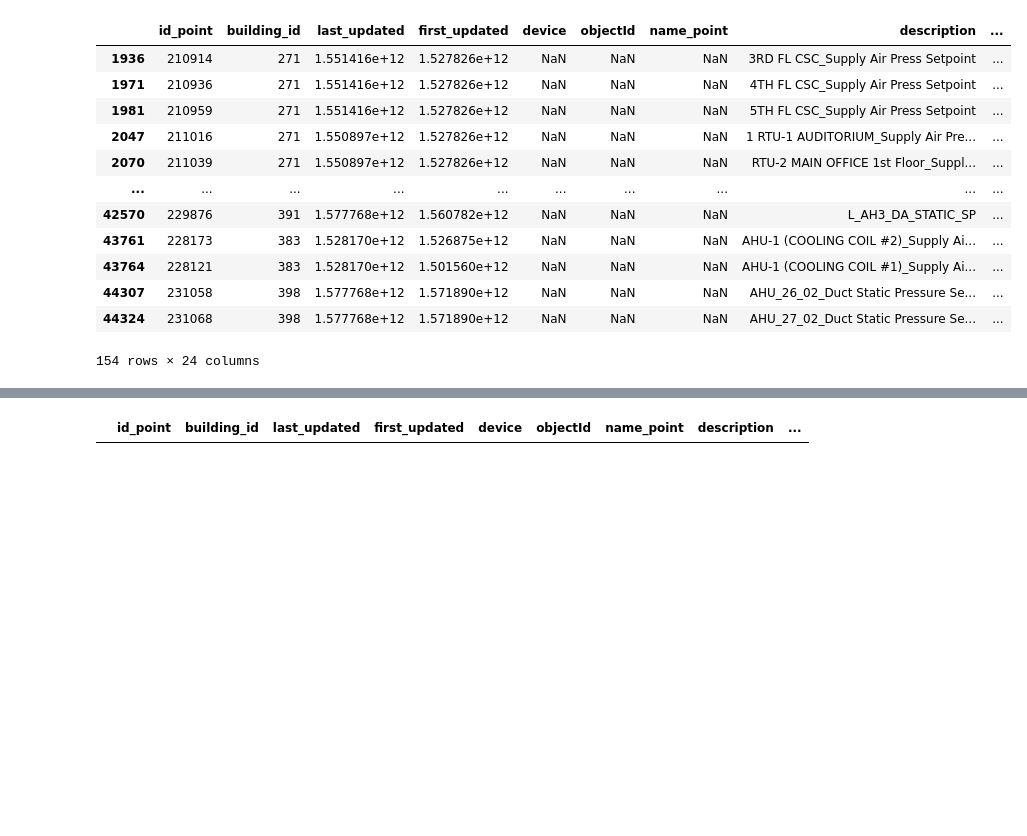
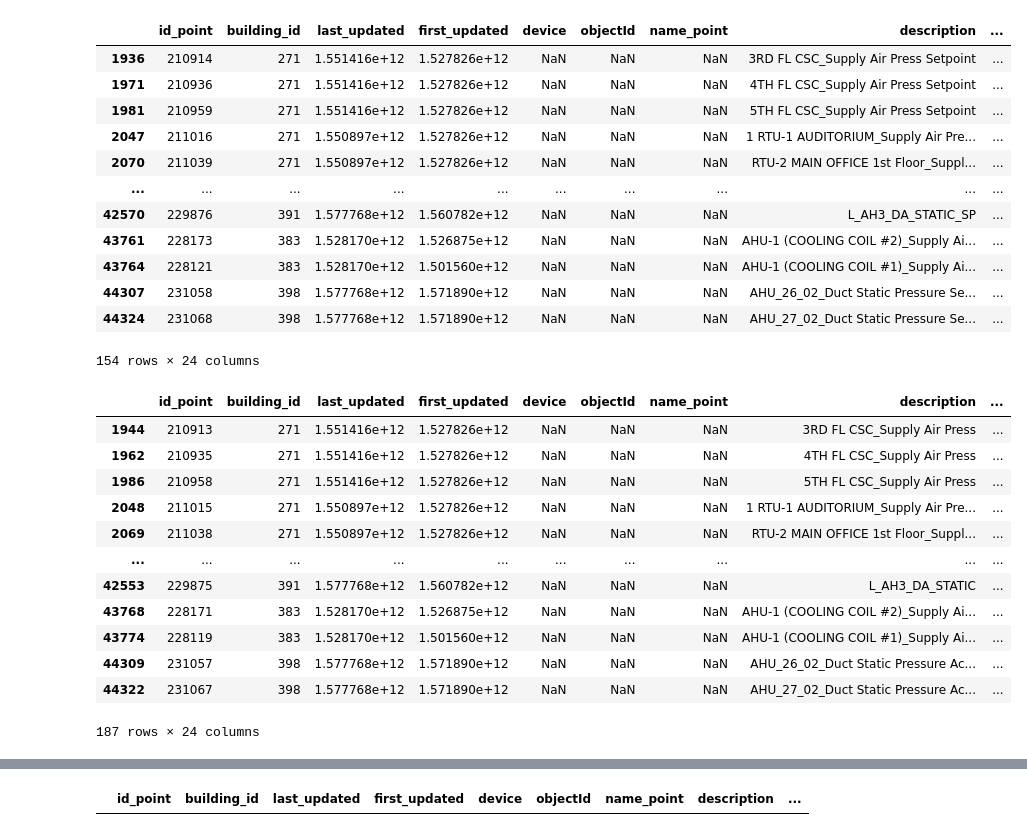
Before and after one commit to PengkunLiu/RTEM_CMU, a Jupyter notebook: RTEM Jupyter Notebook/data-analysis.ipynb, the cells around one changed output, grey strips where cells are left out. Cells and saved outputs as stored; diff of their text form; code cells hidden in the pictures; blank space fills up the shorter version.

```diff
--- a/RTEM Jupyter Notebook/data-analysis.ipynb
+++ b/RTEM Jupyter Notebook/data-analysis.ipynb
@@ -113,3 +113,22 @@ SASP_setpoint_mat_data
 | 44307 | 231058 | 398 | 1.577768e+12 | 1.571890e+12 | NaN | NaN | NaN | AHU_26_02_Duct Static Pressure Se... | ... |
 | 44324 | 231068 | 398 | 1.577768e+12 | 1.571890e+12 | NaN | NaN | NaN | AHU_27_02_Duct Static Pressure Se... | ... |
 154 rows × 24 columns
+# %%
+shared_SASP_data = SASP_mat_data[SASP_mat_data["building_id"].isin(SASP_setpoint_mat_data["building_id"])]
+shared_SASP_setpoint_data = SASP_setpoint_mat_data[SASP_setpoint_mat_data["building_id"].isin(SASP_mat_data["building_id"])]
+# %%
+shared_SASP_data
+# %% [output]
+|  | id_point | building_id | last_updated | first_updated | device | objectId | name_point | description | ... |
+| 1944 | 210913 | 271 | 1.551416e+12 | 1.527826e+12 | NaN | NaN | NaN | 3RD FL CSC_Supply Air Press | ... |
+| 1962 | 210935 | 271 | 1.551416e+12 | 1.527826e+12 | NaN | NaN | NaN | 4TH FL CSC_Supply Air Press | ... |
+| 1986 | 210958 | 271 | 1.551416e+12 | 1.527826e+12 | NaN | NaN | NaN | 5TH FL CSC_Supply Air Press | ... |
+| 2048 | 211015 | 271 | 1.550897e+12 | 1.527826e+12 | NaN | NaN | NaN | 1 RTU-1 AUDITORIUM_Supply Air Pre... | ... |
+| 2069 | 211038 | 271 | 1.550897e+12 | 1.527826e+12 | NaN | NaN | NaN | RTU-2 MAIN OFFICE 1st Floor_Suppl... | ... |
+| ... | ... | ... | ... | ... | ... | ... | ... | ... | ... |
+| 42553 | 229875 | 391 | 1.577768e+12 | 1.560782e+12 | NaN | NaN | NaN | L_AH3_DA_STATIC | ... |
+| 43768 | 228171 | 383 | 1.528170e+12 | 1.526875e+12 | NaN | NaN | NaN | AHU-1 (COOLING COIL #2)_Supply Ai... | ... |
+| 43774 | 228119 | 383 | 1.528170e+12 | 1.501560e+12 | NaN | NaN | NaN | AHU-1 (COOLING COIL #1)_Supply Ai... | ... |
+| 44309 | 231057 | 398 | 1.577768e+12 | 1.571890e+12 | NaN | NaN | NaN | AHU_26_02_Duct Static Pressure Ac... | ... |
+| 44322 | 231067 | 398 | 1.577768e+12 | 1.571890e+12 | NaN | NaN | NaN | AHU_27_02_Duct Static Pressure Ac... | ... |
+187 rows × 24 columns
```
Also changed, not shown: parts of 3 cells of this notebook, 1 other file.
